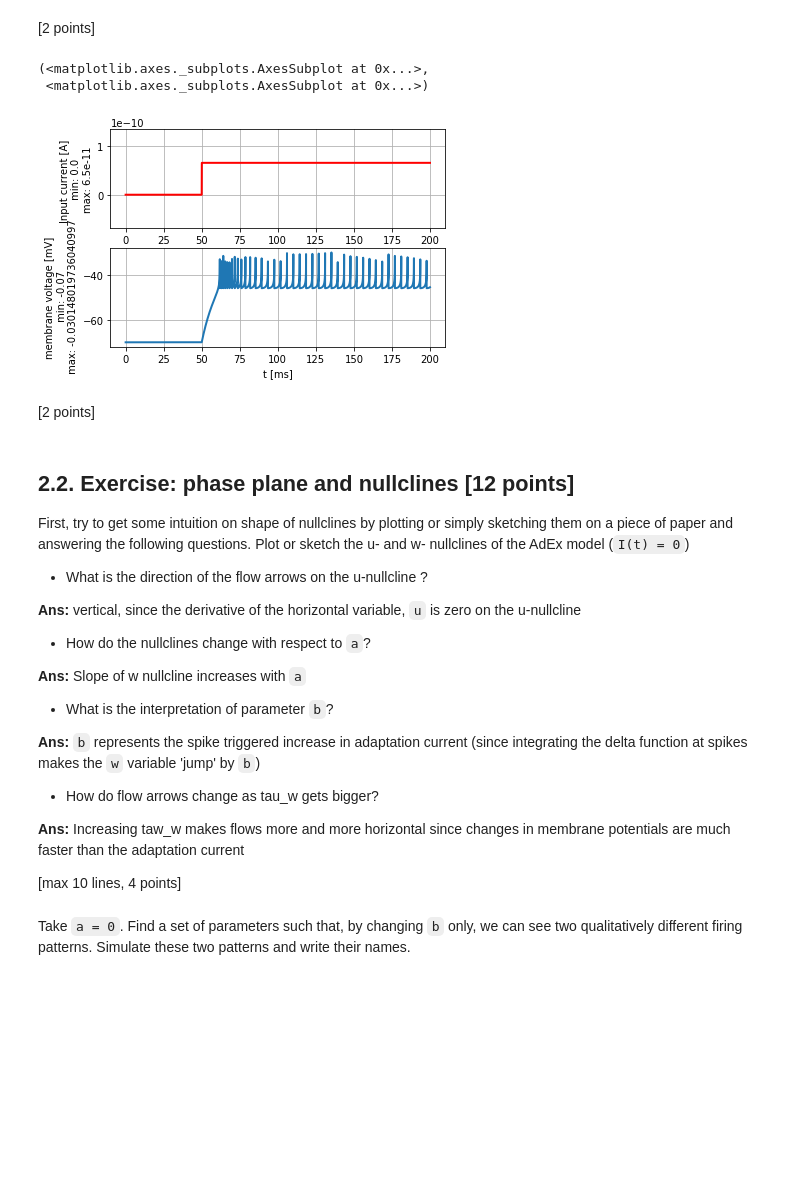
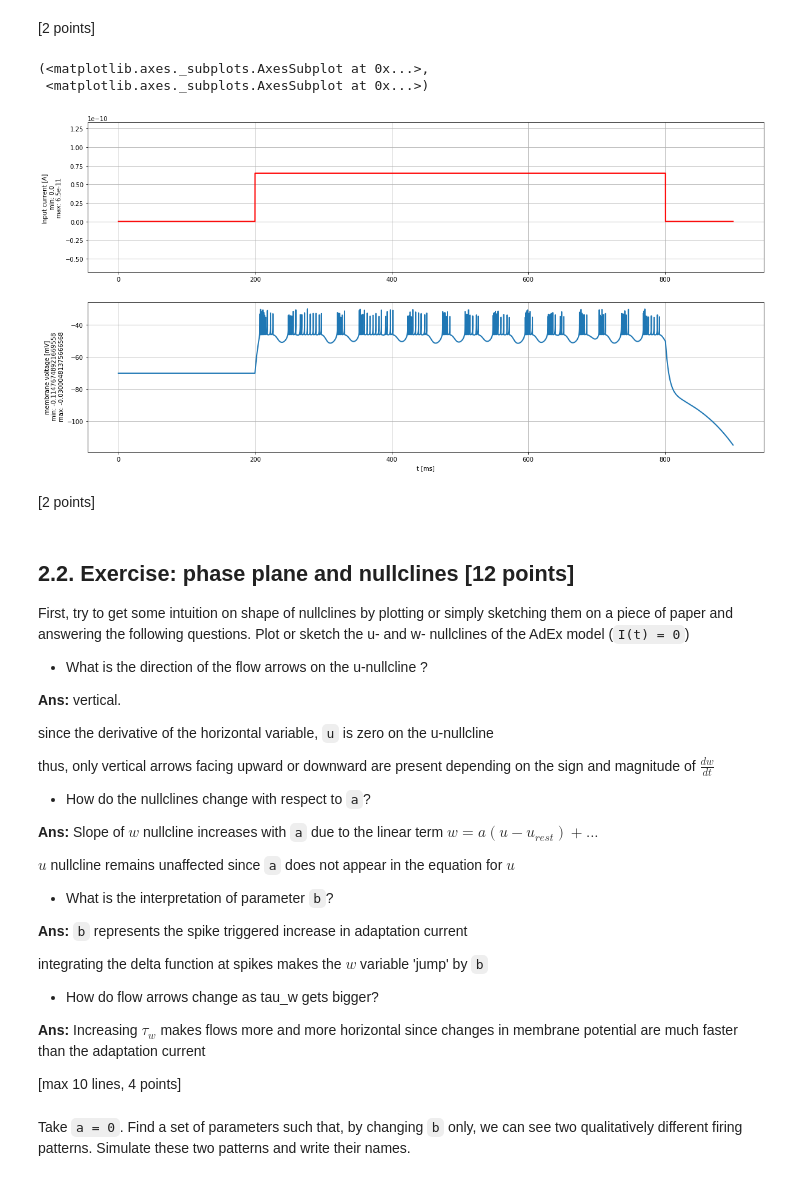
Before and after one commit to KiyarashFarivar/bmnn, a Jupyter notebook: Mini_proj1.ipynb, the cells around one changed output. Drawn from its saved outputs; the diff is of its cells as text; code cells hidden in the pictures; blank space fills up the shorter version.

```diff
--- a/Mini_proj1.ipynb
+++ b/Mini_proj1.ipynb
@@ -245,8 +246,9 @@ $\begin{split}\left[\begin{array}{ccll}
 
 - When you simulate the model with the default parameters, it produces the voltage trace shown above. Describe that firing pattern. Use the terminology of Fig. 6.1 in [Chapter 6.1](https://neuronaldynamics.epfl.ch/online/Ch6.S1.html) [max 2 lines, 1 point]
 # %%
-current = input_factory.get_step_current(50, 400, 1. * b2.ms, 65.0 * b2.pA)
-state_monitor, spike_monitor = AdEx.simulate_AdEx_neuron(I_stim=current, simulation_time=500 * b2.ms)
+current = input_factory.get_step_current(200, 800, 1. * b2.ms, 65.0 * b2.pA)
+state_monitor, spike_monitor = AdEx.simulate_AdEx_neuron(I_stim=current, simulation_time=1000 * b2.ms)
+plt.figure(figsize=(20,10))
 plot_tools.plot_voltage_and_current_traces(state_monitor, current)
 # %% [output]
 (<matplotlib.axes._subplots.AxesSubplot at 0x...>,
@@ -326,20 +330,21 @@ plot_tools.plot_voltage_and_current_traces(state_monitor_bursting, current)
 # %%
 # irregular firing pattern
 
-tau_m_irr = 9.9*b2.msecond
+tau_m_irr = 6*b2.msecond
 v_reset_irr = -46.0*b2.mvolt
 a_irr = -5.0*b2.nsiemens
 b_irr = 7.0*b2.pamp
 taw_w_irr = 100.0*b2.msecond
 
 state_monitor_irr, temp = AdEx.simulate_AdEx_neuron(tau_m=tau_m_irr, v_reset=v_reset_irr,
                                                           a=a_irr, b= b_irr,
-                                                          I_stim=current, simulation_time=200. * b2.msecond)
+                                                          I_stim=current, simulation_time=900. * b2.msecond)
+plt.figure(figsize=(20,10))
 plot_tools.plot_voltage_and_current_traces(state_monitor_irr, current)
 # %% [output]
 (<matplotlib.axes._subplots.AxesSubplot at 0x...>,
  <matplotlib.axes._subplots.AxesSubplot at 0x...>)
-[figure, old version]
+[figure, new version]
 # %% [markdown]
 [2 points]
 # %% [markdown]
@@ -349,16 +354,26 @@ First, try to get some intuition on shape of nullclines by plotting or simply sk
 Plot or sketch the u- and w- nullclines of the AdEx model (`I(t) = 0`)
 - What is the direction of the flow arrows on the u-nullcline ?
 
-**Ans:** vertical, since the derivative of the horizontal variable, `u` is zero on the u-nullcline
+**Ans:** vertical.
+
+since the derivative of the horizontal variable, `u` is zero on the u-nullcline
+
+thus, only vertical arrows facing upward or downward are present depending on the sign and magnitude of $\frac{dw}{dt}$
 - How do the nullclines change with respect to `a`?
 
-**Ans:** Slope of w nullcline increases with `a`
+**Ans:** Slope of $w$ nullcline increases with `a` due to the linear term $w = a (u-u_{rest}) + ...$
+
+$u$ nullcline remains unaffected since `a` does not appear in the equation for $u$
+
 - What is the interpretation of parameter `b`?
 
-**Ans:** `b` represents the spike triggered increase in adaptation current (since integrating the delta function at spikes makes the `w` variable 'jump' by `b`)
+**Ans:** `b` represents the spike triggered increase in adaptation current
+
+integrating the delta function at spikes makes the $w$ variable 'jump' by `b`
+
 - How do flow arrows change as tau_w gets bigger?
 
-**Ans:** Increasing taw_w makes flows more and more horizontal since changes in membrane potentials are much faster than the adaptation current
+**Ans:** Increasing $\tau_w$ makes flows more and more horizontal since changes in membrane potential are much faster than the adaptation current
 
 [max 10 lines, 4 points]
 # %% [markdown]
```
Also changed, not shown: parts of 12 cells of this notebook.
